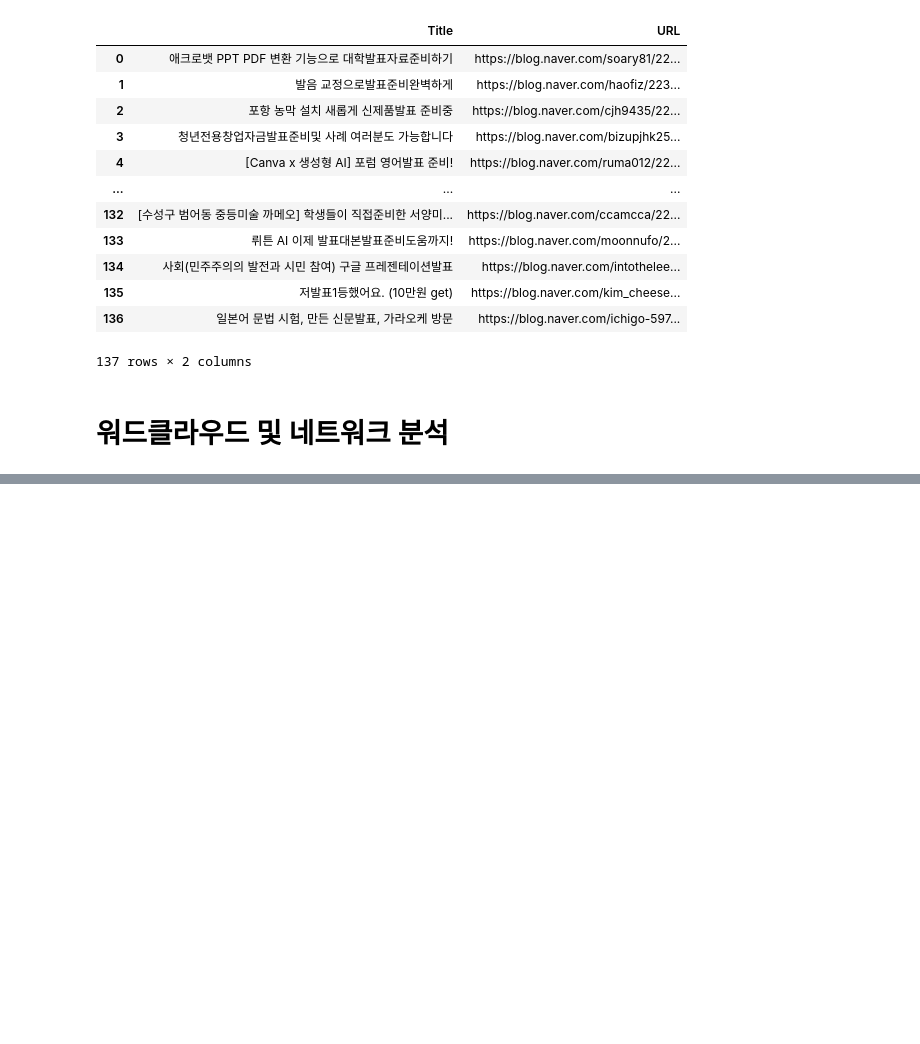
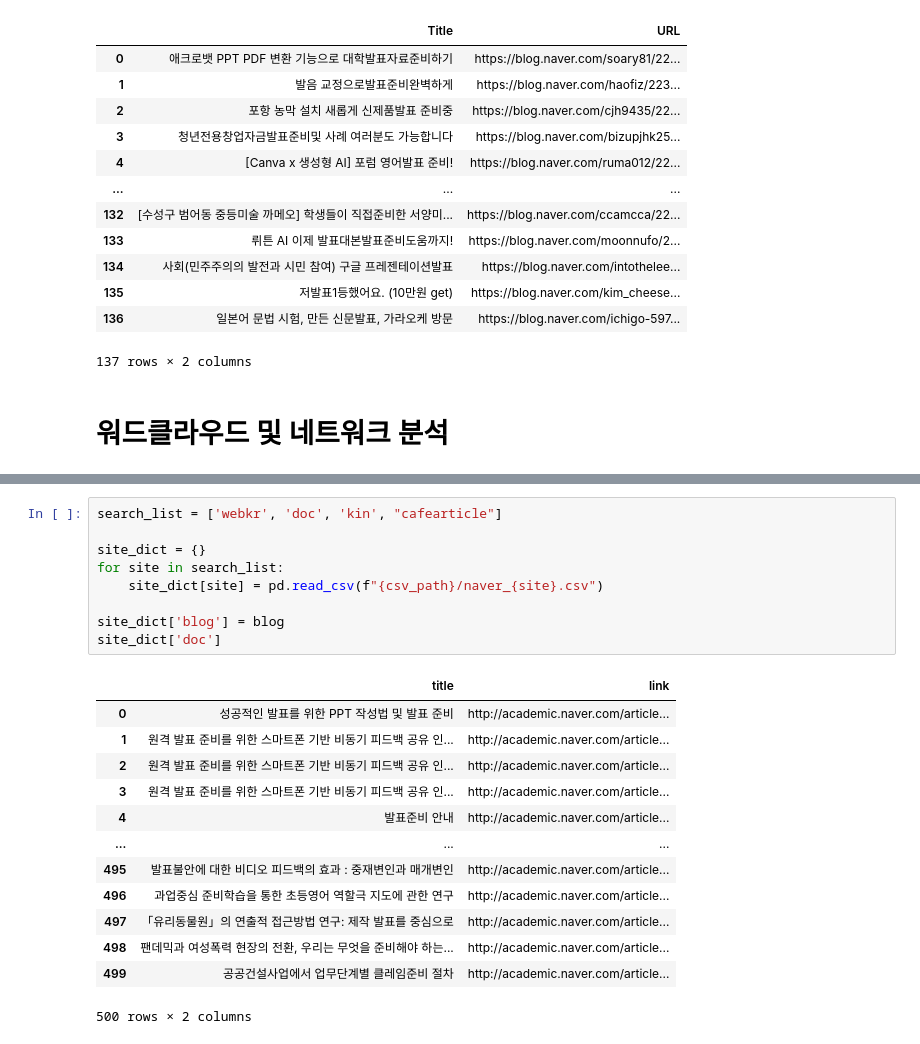
Before and after one commit to OnyX0000/Presentation-Agent, a Jupyter notebook: code/JK/news_crawling.ipynb, the cells around one changed output, grey strips where cells are left out. Drawn from its saved outputs; the diff is of its cells as text; blank space fills up the shorter version.

```diff
--- a/code/JK/news_crawling.ipynb
+++ b/code/JK/news_crawling.ipynb
@@ -239,0 +296,23 @@ main(csv_file)
+# %%
+search_list = ['webkr', 'doc', 'kin', "cafearticle"]
+
+site_dict = {}
+for site in search_list:
+    site_dict[site] = pd.read_csv(f"{csv_path}/naver_{site}.csv")
+
+site_dict['blog'] = blog
+site_dict['doc']
+# %% [output]
+|  | title | link |
+| 0 | 성공적인 발표를 위한 PPT 작성법 및 발표 준비 | http://academic.naver.com/article... |
+| 1 | 원격 발표 준비를 위한 스마트폰 기반 비동기 피드백 공유 인... | http://academic.naver.com/article... |
+| 2 | 원격 발표 준비를 위한 스마트폰 기반 비동기 피드백 공유 인... | http://academic.naver.com/article... |
+| 3 | 원격 발표 준비를 위한 스마트폰 기반 비동기 피드백 공유 인... | http://academic.naver.com/article... |
+| 4 | 발표준비 안내 | http://academic.naver.com/article... |
+| ... | ... | ... |
+| 495 | 발표불안에 대한 비디오 피드백의 효과 : 중재변인과 매개변인 | http://academic.naver.com/article... |
+| 496 | 과업중심 준비학습을 통한 초등영어 역할극 지도에 관한 연구 | http://academic.naver.com/article... |
+| 497 | 「유리동물원」의 연출적 접근방법 연구: 제작 발표를 중심으로 | http://academic.naver.com/article... |
+| 498 | 팬데믹과 여성폭력 현장의 전환, 우리는 무엇을 준비해야 하는... | http://academic.naver.com/article... |
+| 499 | 공공건설사업에서 업무단계별 클레임준비 절차 | http://academic.naver.com/article... |
+500 rows × 2 columns
```
Also changed, not shown: parts of 4 cells of this notebook.
